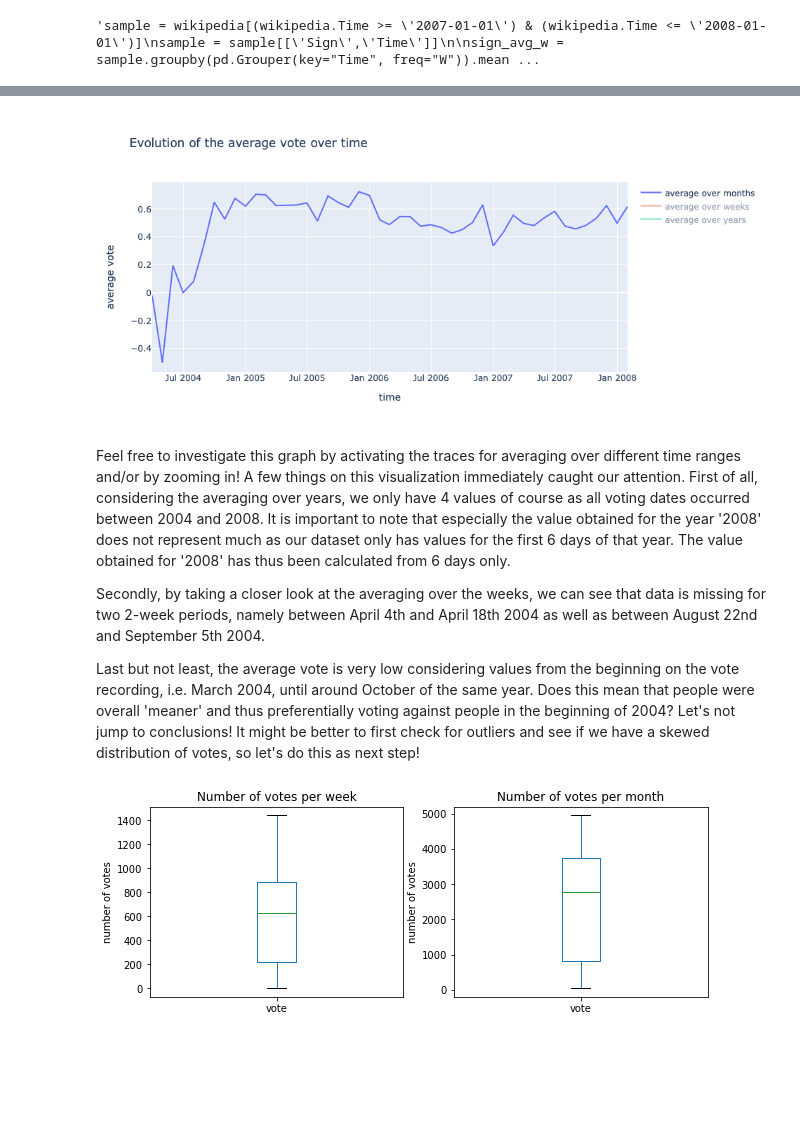
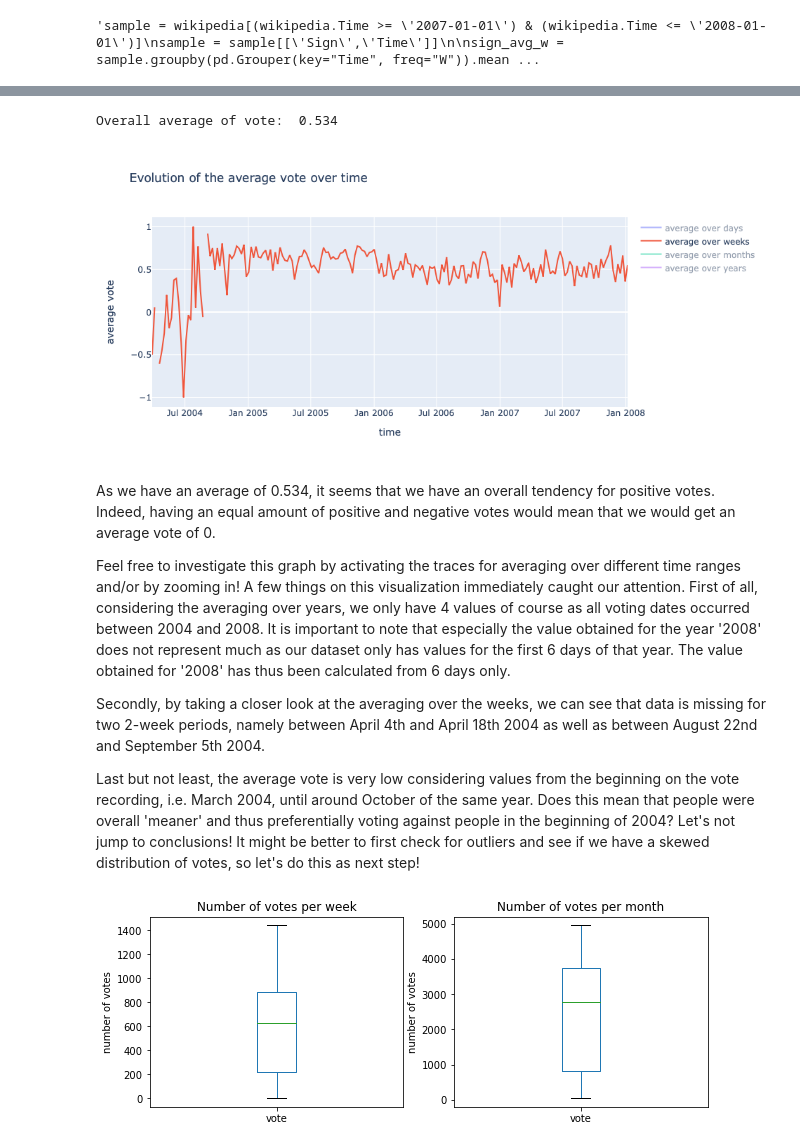
Before and after one commit to epfl-ada/ada-2020-project-milestone-p3-p3_yo-banana-boy, a Jupyter notebook: main.ipynb, the cells around one changed output, grey strips where cells are left out. Cells and saved outputs as stored; diff of their text form; code cells hidden in the pictures; blank space fills up the shorter version.

```diff
--- a/main.ipynb
+++ b/main.ipynb
@@ -291,60 +303,82 @@ sign_time["vote"] = sign_time["vote"].apply(lambda x : int(x))
 # %%
 import plotly.graph_objects as go
+#overall average
+sign_avg = sign_time['vote'].mean()
+print("Overall average of vote: ", "{:.3f}".format(sign_avg))
 
+#average over days, weeks, months and years
+sign_avg_day = sign_time.groupby(pd.Grouper(key="vote_time", freq="D")).mean()
+sign_avg_day['count'] = sign_time.groupby(pd.Grouper(key="vote_time", freq="D")).count()
+sign_avg_week = sign_time.groupby(pd.Grouper(key="vote_time", freq="W")).mean()
+sign_avg_week['count'] = sign_time.groupby(pd.Grouper(key="vote_time", freq="W")).count()
 sign_avg_month = sign_time.groupby(pd.Grouper(key="vote_time", freq="M")).mean()
 sign_avg_month['count'] = sign_time.groupby(pd.Grouper(key="vote_time", freq="M")).count()
-sign_avg_week = sign_time.groupby(pd.Grouper(key="vote_time", freq="W")).mean()
-sign_avg_week['count'] = sign_time.groupby(pd.Grouper(key="vote_time", freq="W")).count()
 sign_avg_year = sign_time.groupby(pd.Grouper(key="vote_time", freq="Y")).mean()
 sign_avg_year['count'] = sign_time.groupby(pd.Grouper(key="vote_time", freq="Y")).count()
 
 fig = go.Figure()
+
+def plot_trace(x,y):
+    fig.add_trace(go.Scatter(
+        x= x,
+        y= y,
+        mode="lines",
+        name="average over days", #to modularize
+        visible = 'legendonly',
+        hovertemplate =
+        '<br><b>Date </b>: %{x}'+
+        '<br><b>Average vote </b>: %{y:.2f}'
+    ))
+
+plot_trace(sign_avg_day.index,sign_avg_day['vote'])
+
+fig.add_trace(go.Scatter(
+    x= sign_avg_week.index,
+    y= sign_avg_week['vote'],
+    mode="lines",
+    name="average over weeks",
+    #opacity=0.2
+    hovertemplate =
+    '<br><b>Date </b>: %{x}'+
+    '<br><b>Average vote </b>: %{y:.2f}'
+))
 
 fig.add_trace(go.Scatter(
     x= sign_avg_month.index,
     y= sign_avg_month['vote'],
     mode="lines",
     name="average over months",
+        visible = 'legendonly',
     hovertemplate =
     '<br><b>Date </b>: %{x}'+
-    '<br><b>Average vote </b>: %{y}'
-))
-
-
-fig.add_trace(go.Scatter(
-    x= sign_avg_week.index,
-    y= sign_avg_week['vote'],
-    mode="lines",
-    name="average over weeks",
-    visible = 'legendonly',
-    #opacity=0.2
-    hovertemplate =
-    '<br><b>Date </b>: %{x}'+
-    '<br><b>Average vote </b>: %{y}'
+    '<br><b>Average vote </b>: %{y:.2f}'
 ))
 
 fig.add_trace(go.Scatter(
     x= sign_avg_year.index,
     y= sign_avg_year['vote'],
     mode="lines",
     name="average over years",
     visible = 'legendonly',
     #opacity=0.2
     hovertemplate =
     '<br><b>Date </b>: %{x}'+
-    '<br><b>Average vote </b>: %{y}'
+    '<br><b>Average vote </b>: %{y:.2f}'
 ))
 
 fig.update_layout(
     title="Evolution of the average vote over time",
     xaxis_title="time",
     yaxis_title="average vote")
 fig.show()
 
 fig.write_html("../wikipedia/_includes/average_over_time.html")
 # %% [output]
+Overall average of vote:  0.534
-[figure, old version]
+[figure, new version]
 # %% [markdown]
+As we have an average of 0.534, it seems that we have an overall tendency for positive votes. Indeed, having an equal amount of positive and negative votes would mean that we would get an average vote of 0.
+
 Feel free to investigate this graph by activating the traces for averaging over different time ranges and/or by zooming in! A few things on this visualization immediately caught our attention. First of all, considering the averaging over years, we only have 4 values of course as all voting dates occurred between 2004 and 2008. It is important to note that especially the value obtained for the year '2008' does not represent much as our dataset only has values for the first 6 days of that year. The value obtained for '2008' has thus been calculated from 6 days only.
 
 Secondly, by taking a closer look at the averaging over the weeks, we can see that data is missing for two 2-week periods, namely between April 4th and April 18th 2004 as well as between August 22nd and September 5th 2004.
```
Also changed, not shown: parts of 13 cells of this notebook.
